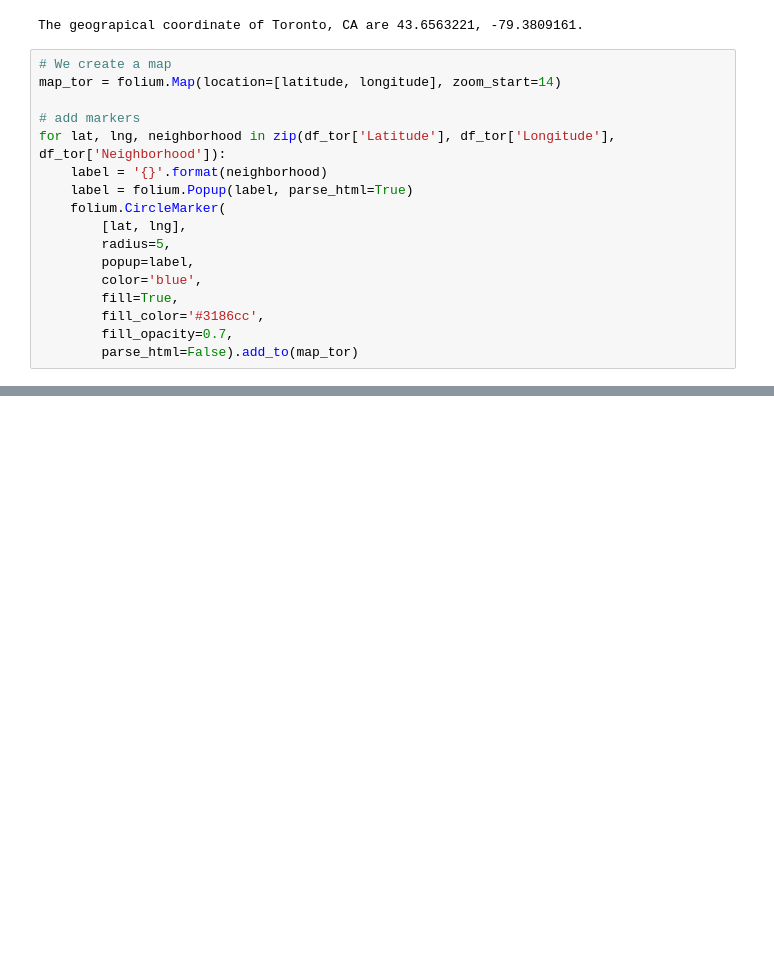
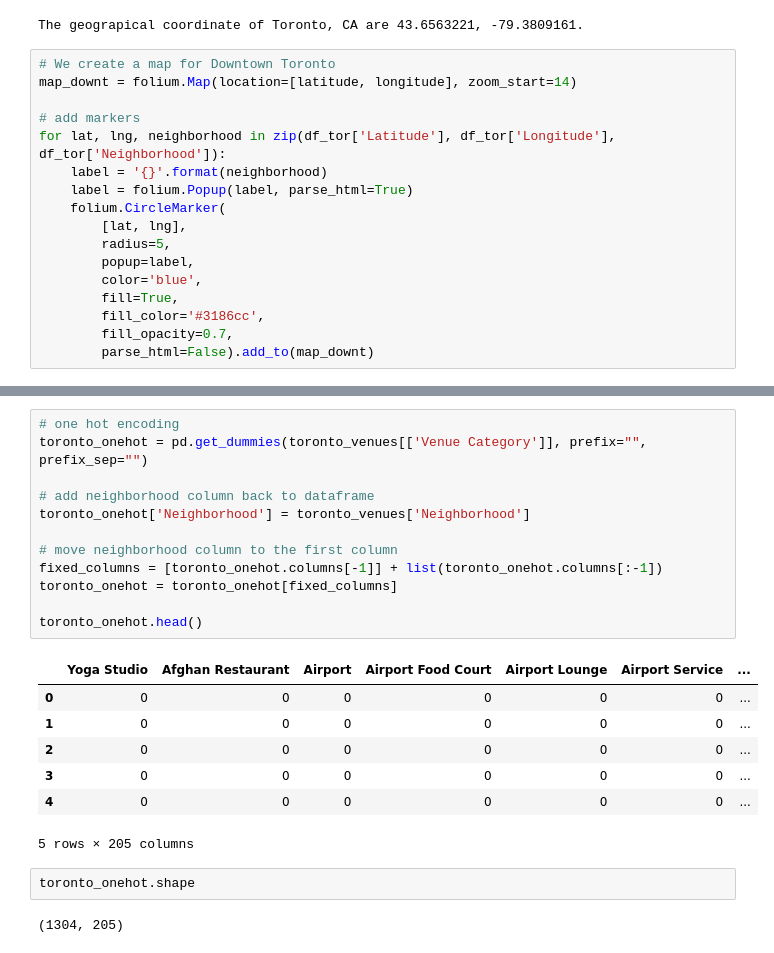
Before and after one commit to Lechuck666/Coursera_Capstone, a Jupyter notebook: Segmenting and clustering.ipynb, the cells around one changed output, grey strips where cells are left out. Cells and saved outputs as stored; diff of their text form; blank space fills up the shorter version.

```diff
--- a/Segmenting and clustering.ipynb
+++ b/Segmenting and clustering.ipynb
@@ -223,8 +235,8 @@ print('The geograpical coordinate of Toronto, CA are {}, {}.'.format(latitude, l
 # %% [output]
 The geograpical coordinate of Toronto, CA are 43.6563221, -79.3809161.
 # %%
-# We create a map
-map_tor = folium.Map(location=[latitude, longitude], zoom_start=14)
+# We create a map for Downtown Toronto
+map_downt = folium.Map(location=[latitude, longitude], zoom_start=14)
 
 # add markers
 for lat, lng, neighborhood in zip(df_tor['Latitude'], df_tor['Longitude'], df_tor['Neighborhood']):
@@ -238,4 +250,4 @@ for lat, lng, neighborhood in zip(df_tor['Latitude'], df_tor['Longitude'], df_to
         fill=True,
         fill_color='#3186cc',
         fill_opacity=0.7,
-        parse_html=False).add_to(map_tor)
+        parse_html=False).add_to(map_downt)
@@ -245,0 +438,24 @@ map_tor
+# %%
+# one hot encoding
+toronto_onehot = pd.get_dummies(toronto_venues[['Venue Category']], prefix="", prefix_sep="")
+
+# add neighborhood column back to dataframe
+toronto_onehot['Neighborhood'] = toronto_venues['Neighborhood']
+
+# move neighborhood column to the first column
+fixed_columns = [toronto_onehot.columns[-1]] + list(toronto_onehot.columns[:-1])
+toronto_onehot = toronto_onehot[fixed_columns]
+
+toronto_onehot.head()
+# %% [output]
+|  | Yoga Studio | Afghan Restaurant | Airport | Airport Food Court | Airport Lounge | Airport Service | ... |
+| 0 | 0 | 0 | 0 | 0 | 0 | 0 | ... |
+| 1 | 0 | 0 | 0 | 0 | 0 | 0 | ... |
+| 2 | 0 | 0 | 0 | 0 | 0 | 0 | ... |
+| 3 | 0 | 0 | 0 | 0 | 0 | 0 | ... |
+| 4 | 0 | 0 | 0 | 0 | 0 | 0 | ... |
+5 rows × 205 columns
+# %%
+toronto_onehot.shape
+# %% [output]
+(1304, 205)
```
Also changed, not shown: parts of 32 cells of this notebook.
